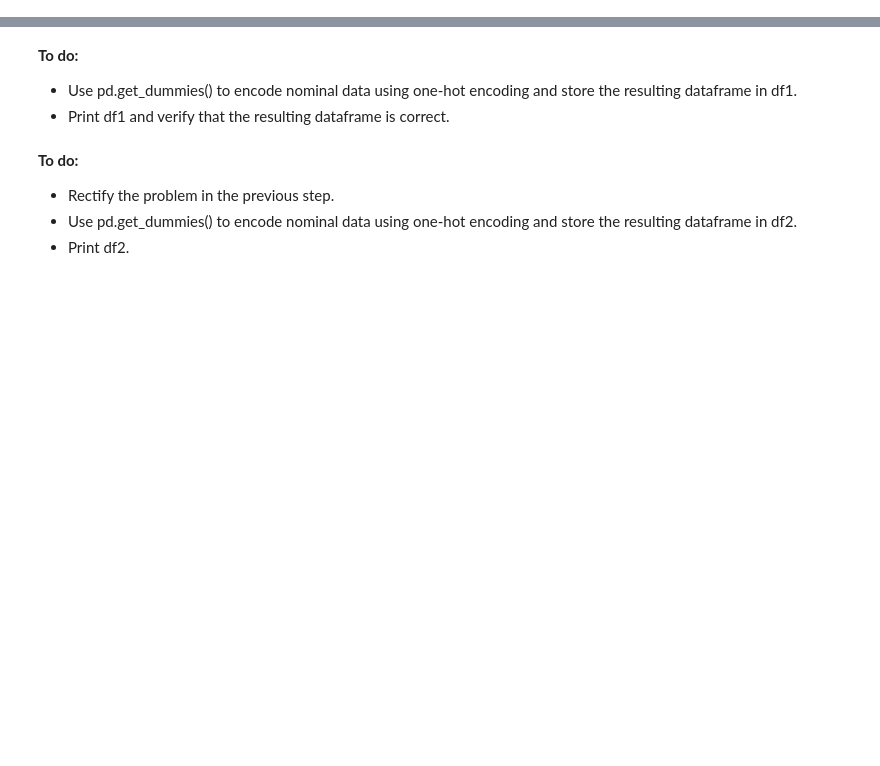
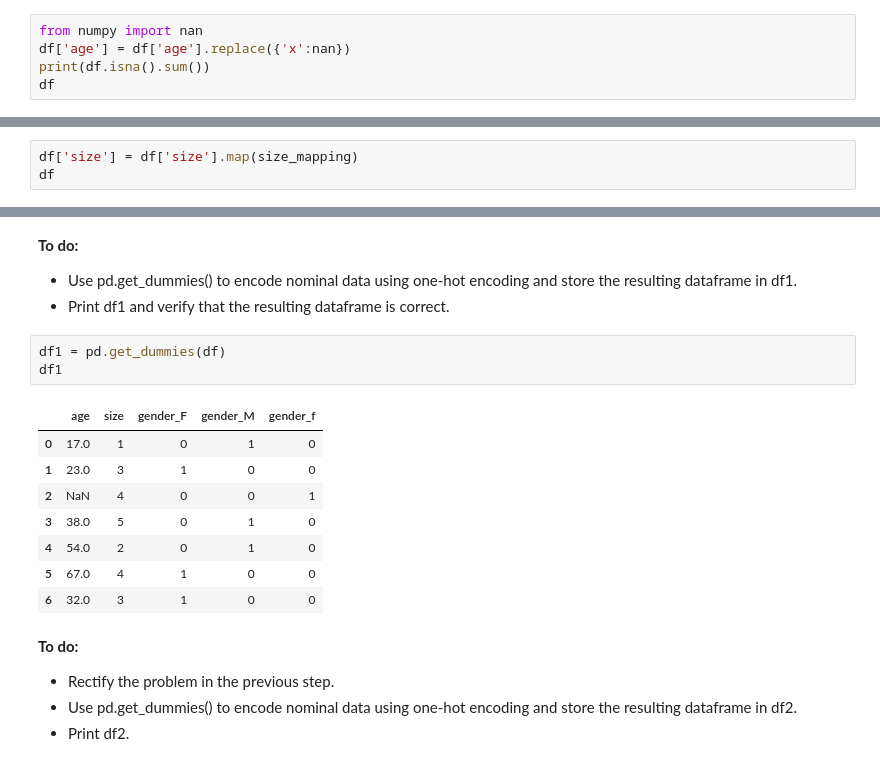
Before and after one commit to wooihaw/pai_dec2023, a Jupyter notebook: Part_2/handson_2/handson_2a.ipynb, the cells around one changed output, grey strips where cells are left out. Saved outputs shown, nothing was run; the diff lists cells and outputs as text; blank space fills up the shorter version.

```diff
--- a/Part_2/handson_2/handson_2a.ipynb
+++ b/Part_2/handson_2/handson_2a.ipynb
@@ -21,3 +37,8 @@ df
 - Replace missing values with NaN
 - Recheck missing values using isna().sum()
 - Print the resulting dataframe (df)
+# %%
+from numpy import nan
+df['age'] = df['age'].replace({'x':nan})
+print(df.isna().sum())
+df
@@ -25,3 +59,6 @@ df
 **To do:**
 - Encode ordinal data using map().
 - Print the resulting dataframe (df).
+# %%
+df['size'] = df['size'].map(size_mapping)
+df
@@ -29,6 +75,18 @@ df
 **To do:**
 - Use pd.get_dummies() to encode nominal data using one-hot encoding and store the resulting dataframe in df1.
 - Print df1 and verify that the resulting dataframe is correct.
+# %%
+df1 = pd.get_dummies(df)
+df1
+# %% [output]
+|  | age | size | gender_F | gender_M | gender_f |
+| 0 | 17.0 | 1 | 0 | 1 | 0 |
+| 1 | 23.0 | 3 | 1 | 0 | 0 |
+| 2 | NaN | 4 | 0 | 0 | 1 |
+| 3 | 38.0 | 5 | 0 | 1 | 0 |
+| 4 | 54.0 | 2 | 0 | 1 | 0 |
+| 5 | 67.0 | 4 | 1 | 0 | 0 |
+| 6 | 32.0 | 3 | 1 | 0 | 0 |
 # %% [markdown]
 **To do:**
 - Rectify the problem in the previous step.
```
Also changed, not shown: parts of 7 cells of this notebook, 1 other file.
